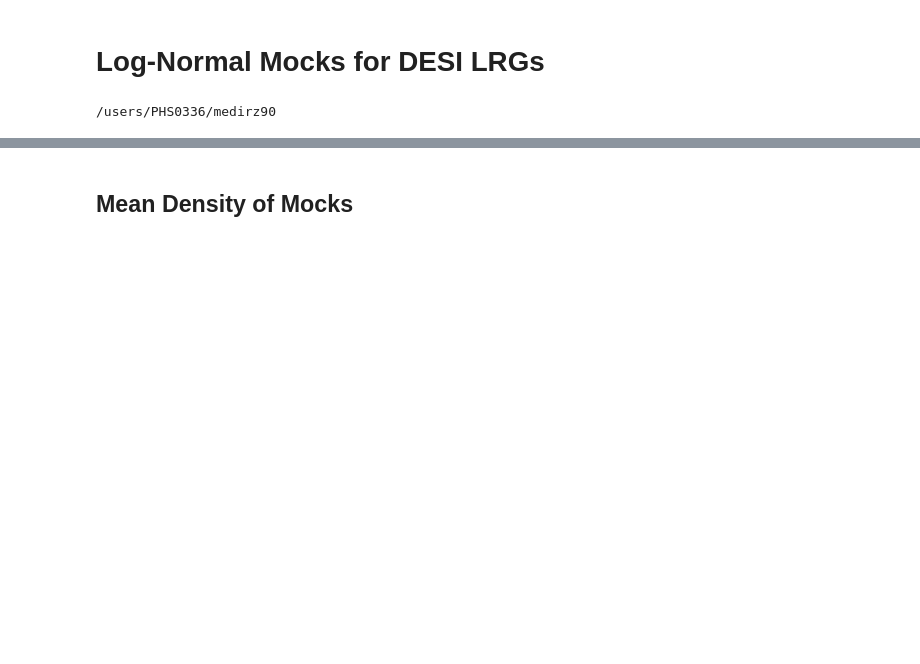
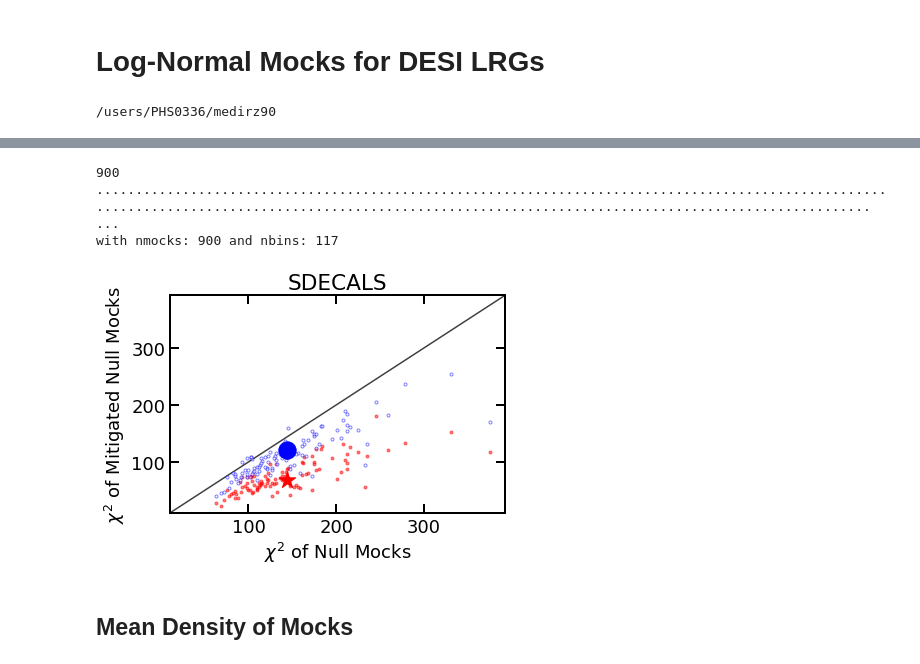
Before and after one commit to mehdirezaie/LSSutils, a Jupyter notebook: notebooks/desi/LognormalFlask.ipynb, the cells around one changed output, grey strips where cells are left out. Cells and saved outputs as stored; diff of their text form; code cells hidden in the pictures; blank space fills up the shorter version.

```diff
--- a/notebooks/desi/LognormalFlask.ipynb
+++ b/notebooks/desi/LognormalFlask.ipynb
@@ -24,3 +84,10 @@ setup_color()
+# %%
+make_cellchi2('sdecals')
+# %% [output]
+900
+........................................................................................................................................................................................................ ...
+with nmocks: 900 and nbins: 117
+[figure, added]
 # %% [markdown]
 ## Mean Density of Mocks
 # %%
```
Also changed, not shown: parts of 6 cells of this notebook, 2 other files.
